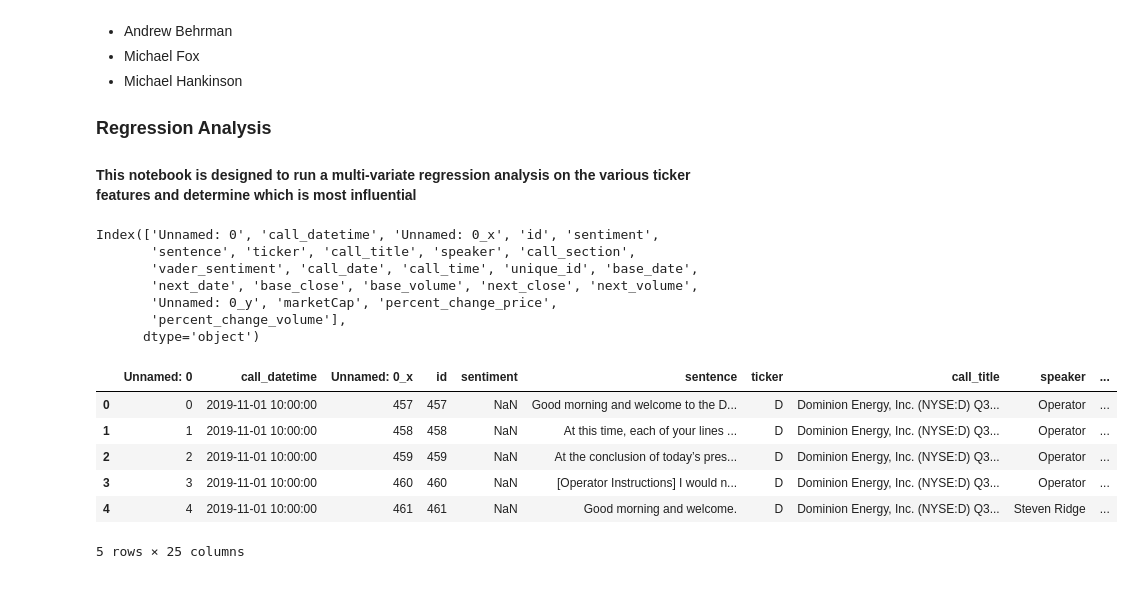
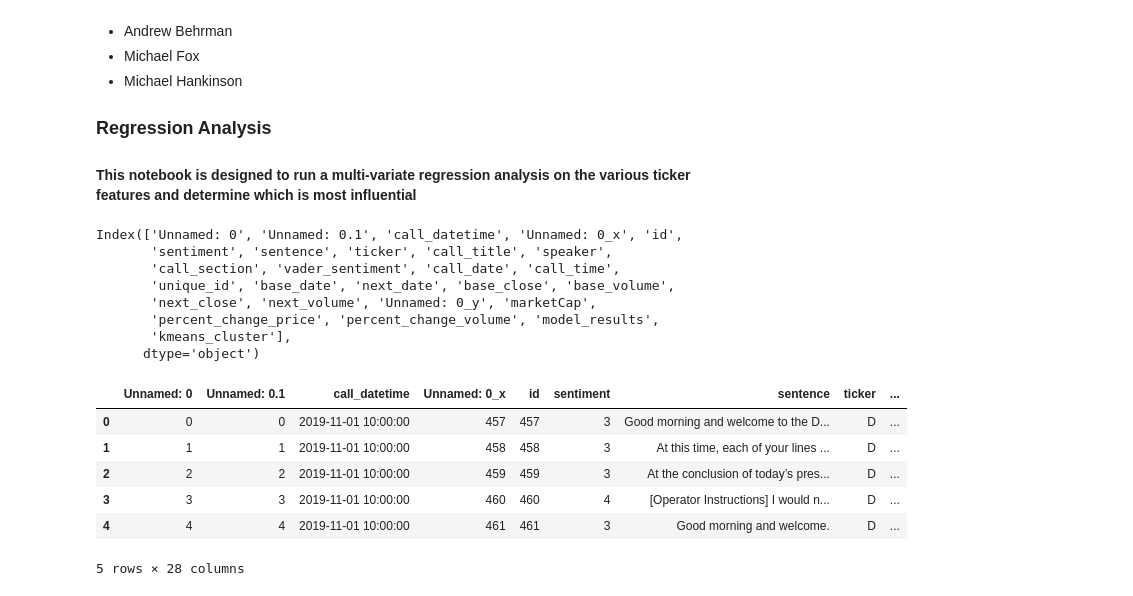
Before and after one commit to Final-Project-BAHF/Sweet_N_Sour_Sentiment, a Jupyter notebook: jupyter/regression_analysis.ipynb, the cells around one changed output. Saved outputs shown, nothing was run; the diff lists cells and outputs as text; code cells hidden in the pictures.

```diff
--- a/jupyter/regression_analysis.ipynb
+++ b/jupyter/regression_analysis.ipynb
@@ -14,24 +14,26 @@ Team Members:
 # %%
 import pandas as pd
 # %%
-df = pd.read_csv('../db/complete_merged_dataset.csv')
+df = pd.read_csv('../db/final_complete_merged_dataset.csv', sep='|')
 df.columns
 # %% [output]
-Index(['Unnamed: 0', 'call_datetime', 'Unnamed: 0_x', 'id', 'sentiment',
-       'sentence', 'ticker', 'call_title', 'speaker', 'call_section',
-       'vader_sentiment', 'call_date', 'call_time', 'unique_id', 'base_date',
-       'next_date', 'base_close', 'base_volume', 'next_close', 'next_volume',
-       'Unnamed: 0_y', 'marketCap', 'percent_change_price',
-       'percent_change_volume'],
+Index(['Unnamed: 0', 'Unnamed: 0.1', 'call_datetime', 'Unnamed: 0_x', 'id',
+       'sentiment', 'sentence', 'ticker', 'call_title', 'speaker',
+       'call_section', 'vader_sentiment', 'call_date', 'call_time',
+       'unique_id', 'base_date', 'next_date', 'base_close', 'base_volume',
+       'next_close', 'next_volume', 'Unnamed: 0_y', 'marketCap',
+       'percent_change_price', 'percent_change_volume', 'model_results',
+       'kmeans_cluster'],
       dtype='object')
 # %%
 df['binary_price_change'] = df['percent_change_price'].apply(lambda x: 1 if (x > 0) else 0)
+df['sentiment'] = df['model_results']
 df.head()
 # %% [output]
-|  | Unnamed: 0 | call_datetime | Unnamed: 0_x | id | sentiment | sentence | ticker | call_title | speaker | ... |
-| 0 | 0 | 2019-11-01 10:00:00 | 457 | 457 | NaN | Good morning and welcome to the D... | D | Dominion Energy, Inc. (NYSE:D) Q3... | Operator | ... |
-| 1 | 1 | 2019-11-01 10:00:00 | 458 | 458 | NaN | At this time, each of your lines ... | D | Dominion Energy, Inc. (NYSE:D) Q3... | Operator | ... |
-| 2 | 2 | 2019-11-01 10:00:00 | 459 | 459 | NaN | At the conclusion of today’s pres... | D | Dominion Energy, Inc. (NYSE:D) Q3... | Operator | ... |
-| 3 | 3 | 2019-11-01 10:00:00 | 460 | 460 | NaN | [Operator Instructions] I would n... | D | Dominion Energy, Inc. (NYSE:D) Q3... | Operator | ... |
-| 4 | 4 | 2019-11-01 10:00:00 | 461 | 461 | NaN | Good morning and welcome. | D | Dominion Energy, Inc. (NYSE:D) Q3... | Steven Ridge | ... |
+|  | Unnamed: 0 | Unnamed: 0.1 | call_datetime | Unnamed: 0_x | id | sentiment | sentence | ticker | ... |
+| 0 | 0 | 0 | 2019-11-01 10:00:00 | 457 | 457 | 3 | Good morning and welcome to the D... | D | ... |
+| 1 | 1 | 1 | 2019-11-01 10:00:00 | 458 | 458 | 3 | At this time, each of your lines ... | D | ... |
+| 2 | 2 | 2 | 2019-11-01 10:00:00 | 459 | 459 | 3 | At the conclusion of today’s pres... | D | ... |
+| 3 | 3 | 3 | 2019-11-01 10:00:00 | 460 | 460 | 4 | [Operator Instructions] I would n... | D | ... |
+| 4 | 4 | 4 | 2019-11-01 10:00:00 | 461 | 461 | 3 | Good morning and welcome. | D | ... |
-5 rows × 25 columns
+5 rows × 28 columns
```
Also changed, not shown: parts of 21 cells of this notebook, 4 other files.
